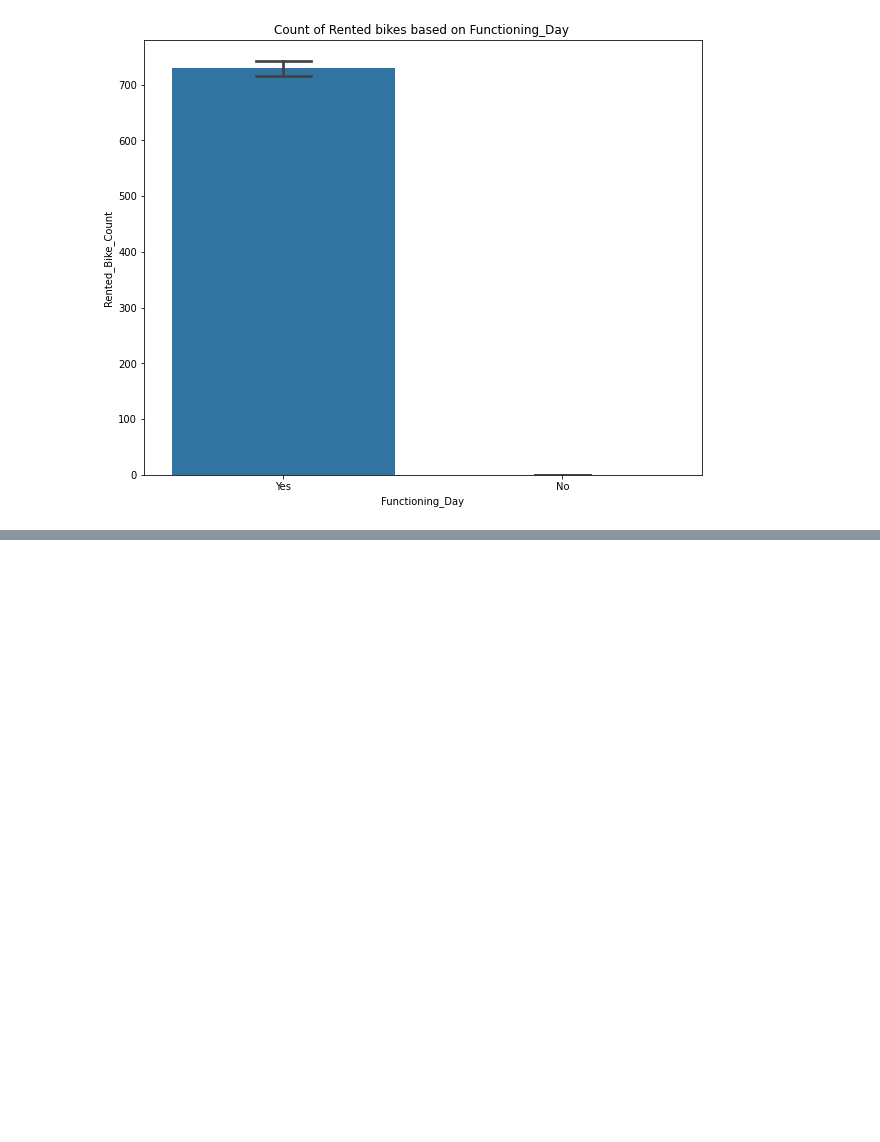
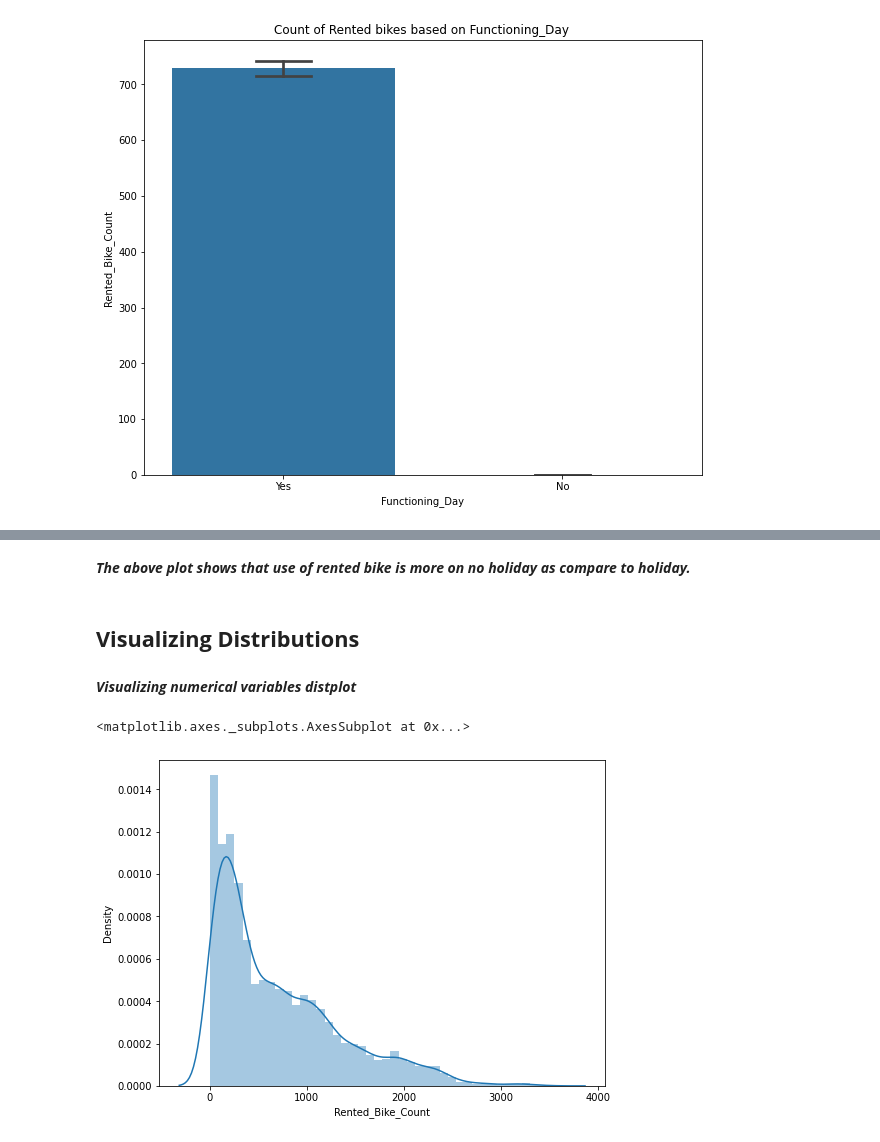
Before and after one commit to vivvvek24/Bike-Sharing-Demand-Prediction, a Jupyter notebook: Copy_of_Bike_Sharing_Demand_Prediction_Capstone_Project.ipynb, the cells around one changed output, grey strips where cells are left out. Cells and saved outputs as stored; diff of their text form; code cells hidden in the pictures; blank space fills up the shorter version.

Commit message:
visualising distribution

```diff
--- a/Copy_of_Bike_Sharing_Demand_Prediction_Capstone_Project.ipynb
+++ b/Copy_of_Bike_Sharing_Demand_Prediction_Capstone_Project.ipynb
@@ -331,0 +349,12 @@ ax.set(title='Count of Rented bikes based on  Holiday ')
+# %% [markdown]
+***The above plot shows that use of rented bike is more on no holiday as compare to holiday.***
+# %% [markdown]
+## **Visualizing Distributions**
+# %% [markdown]
+***Visualizing numerical variables distplot***
+# %%
+plt.figure(figsize=(8,6))
+sns.distplot(bike_df['Rented_Bike_Count'])
+# %% [output]
+<matplotlib.axes._subplots.AxesSubplot at 0x...>
+[figure, added]
```
Also changed, not shown: parts of 20 cells of this notebook.
